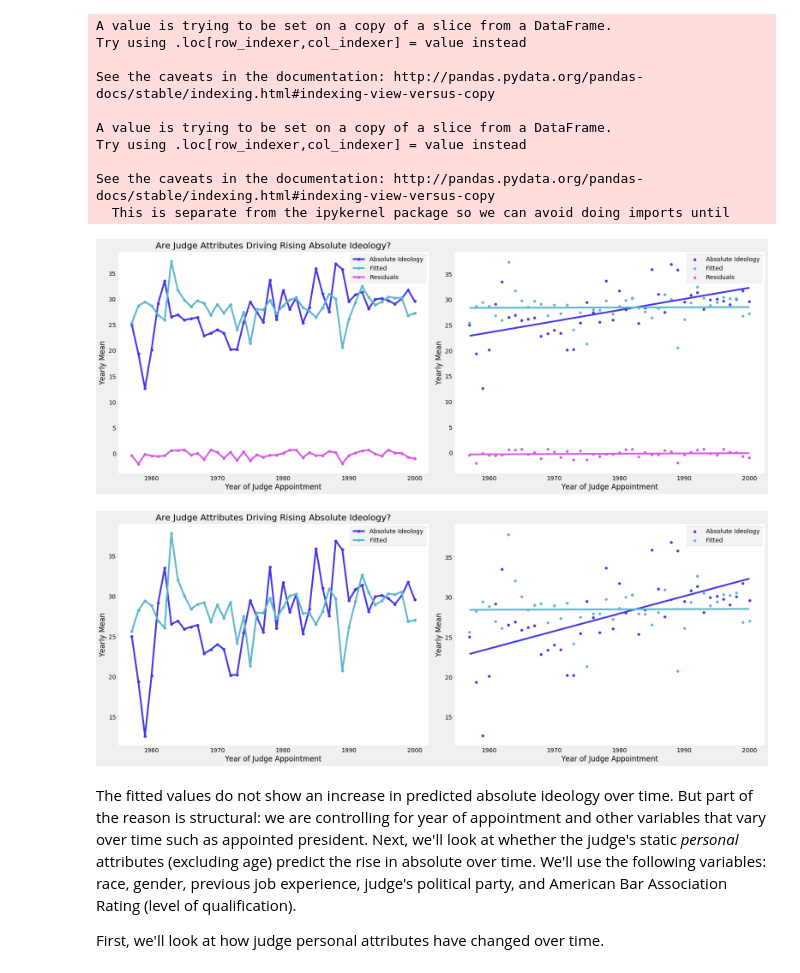
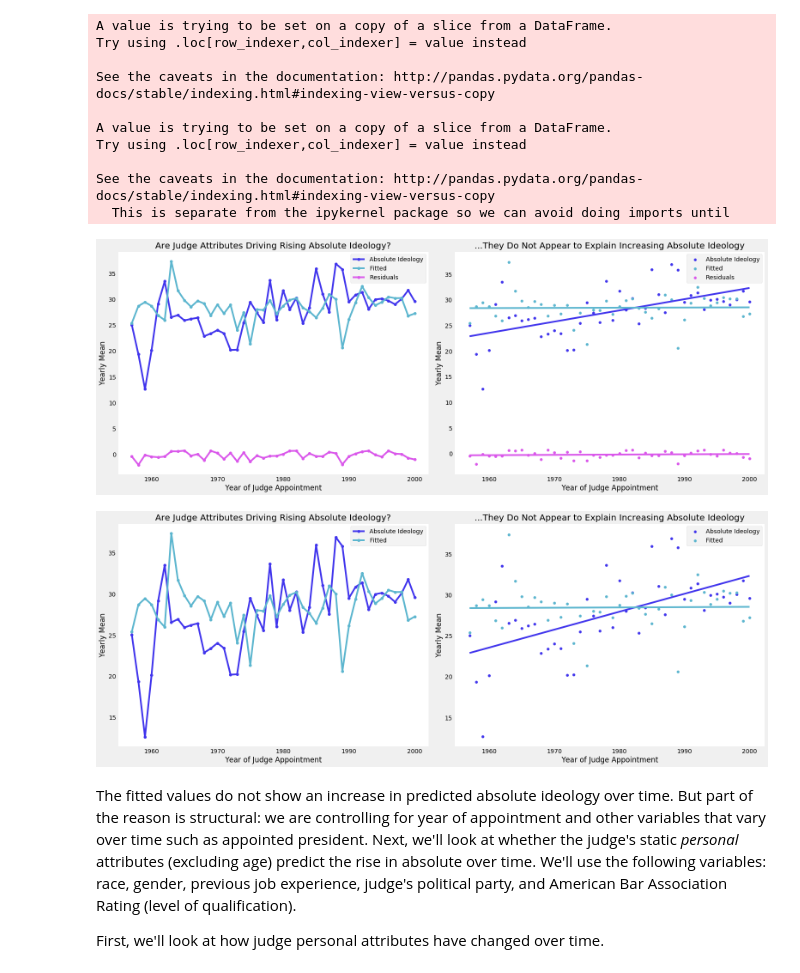
Before and after one commit to isapollnik/uscourts, a Jupyter notebook: Judge Ideology Charts.ipynb, the cells around one changed output. Cells and saved outputs as stored; diff of their text form; code cells hidden in the pictures.

Commit message:
Finished attribute plot; added comments to Charts file

```diff
--- a/Judge Ideology Charts.ipynb
+++ b/Judge Ideology Charts.ipynb
@@ -336,6 +340,7 @@ colors = ["#4135ed" ,"#5cb6cf","#da57eb"]
 
 #colors = ["#4135ed" ,,"#1473a6"]
 
+#Plotting trends in observed absolute ideology, fitted and residual values
 for counter,value in enumerate(["Absolute Ideology","Fitted","Residuals"]):
     ax[0].plot(year_decomposition["Year of Appointment"],
                     year_decomposition[value],"-o", color = colors[counter],label=value)
@@ -346,27 +351,7 @@ for counter,value in enumerate(["Absolute Ideology","Fitted","Residuals"]):
     ax[1].plot(year_decomposition["Year of Appointment"], line,color=colors[counter],label="_")
 
 ax[0].set_title("Are Judge Attributes Driving Rising Absolute Ideology?")
-
-
-
-# for value in ["Absolute Ideology","Fitted","Residuals"]:
-#     slope, intercept, r_value, p_value, std_err = stats.linregress(year_decomposition["Year of Appointment"],year_decomposition[value])
-#     line = slope*year_decomposition["Year of Appointment"]+intercept
-#     ax[1].plot(year_decomposition["Year of Appointment"], line, label=value)
-
-
-# for value in ["Absolute Ideology","Fitted","Residuals"]:
-#     slope, intercept, r_value, p_value, std_err = stats.linregress(year_decomposition["Year of Appointment"],year_decomposition[value])
-#     line = slope*year_decomposition["Year of Appointment"]+intercept
-#     ax[1].plot(year_decomposition["Year of Appointment"],
-#                     year_decomposition[value], "o",
-#                year_decomposition["Year of Appointment"], line, label=value)
-
-
-ax[0].set_facecolor('white')
-ax[0].grid(False)
-ax[0].set_ylabel("Yearly Mean")
-#ax[1].set_title("...But Absolute Ideology is on the Rise")
+ax[1].set_title("...They Do Not Appear to Explain Increasing Absolute Ideology")
 
 for n in [0,1]:
     ax[n].set_facecolor('white')
@@ -377,4 +362,4 @@ for n in [0,1]:
 
 fig.tight_layout()
 # %% [output]
-[figure, old version]
+[figure, new version]
@@ -383,55 +370,35 @@ fig.tight_layout()
 # %%
 plt.style.use("fivethirtyeight")
 
 fig, ax = plt.subplots(1,2,figsize=(22,8.5))
 
-# Hide grid lines, set a white face color
-#,
 
 colors = ["#4135ed" ,"#5cb6cf"]
 
 for counter,value in enumerate(["Absolute Ideology","Fitted"]):
     ax[0].plot(year_decomposition["Year of Appointment"],
                     year_decomposition[value],"-o", color = colors[counter],label=value)
     ax[1].scatter(year_decomposition["Year of Appointment"],
                     year_decomposition[value],  color = colors[counter],label=value)
     slope, intercept, r_value, p_value, std_err = stats.linregress(year_decomposition["Year of Appointment"],year_decomposition[value])
     line = slope*year_decomposition["Year of Appointment"]+intercept
     ax[1].plot(year_decomposition["Year of Appointment"], line,color=colors[counter],label="_")
 
 ax[0].set_title("Are Judge Attributes Driving Rising Absolute Ideology?")
+ax[1].set_title("...They Do Not Appear to Explain Increasing Absolute Ideology")
 
 
-
-# for value in ["Absolute Ideology","Fitted","Residuals"]:
-#     slope, intercept, r_value, p_value, std_err = stats.linregress(year_decomposition["Year of Appointment"],year_decomposition[value])
-#     line = slope*year_decomposition["Year of Appointment"]+intercept
-#     ax[1].plot(year_decomposition["Year of Appointment"], line, label=value)
-
-
-# for value in ["Absolute Ideology","Fitted","Residuals"]:
-#     slope, intercept, r_value, p_value, std_err = stats.linregress(year_decomposition["Year of Appointment"],year_decomposition[value])
-#     line = slope*year_decomposition["Year of Appointment"]+intercept
-#     ax[1].plot(year_decomposition["Year of Appointment"],
-#                     year_decomposition[value], "o",
-#                year_decomposition["Year of Appointment"], line, label=value)
-
-
-ax[0].set_facecolor('white')
-ax[0].grid(False)
-ax[0].set_ylabel("Yearly Mean")
-#ax[1].set_title("...But Absolute Ideology is on the Rise")
 
 for n in [0,1]:
     ax[n].set_facecolor('white')
     ax[n].grid(False)
     ax[n].set_ylabel("Yearly Mean")
     ax[n].set_xlabel("Year of Judge Appointment")
     ax[n].legend()
 
 fig.tight_layout()
 # %% [output]
-[figure, old version]
+[figure, new version]
 # %% [markdown]
 The fitted values do not show an increase in predicted absolute ideology over time. But part of the reason is structural: we are controlling for year of appointment and other variables that vary over time such as appointed president. Next, we'll look at whether the judge's static _personal_ attributes (excluding age) predict the rise in absolute over time. We'll use the following variables: race, gender, previous job experience, judge's political party, and American Bar Association Rating (level of qualification).
 
```
Also changed, not shown: parts of 26 cells of this notebook, 1 other file.
